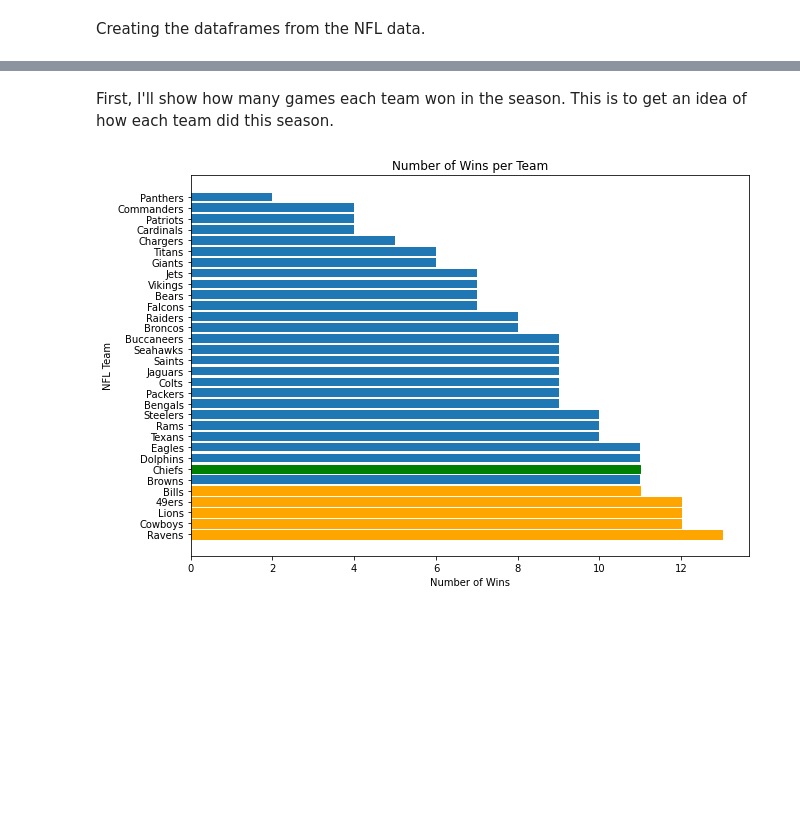
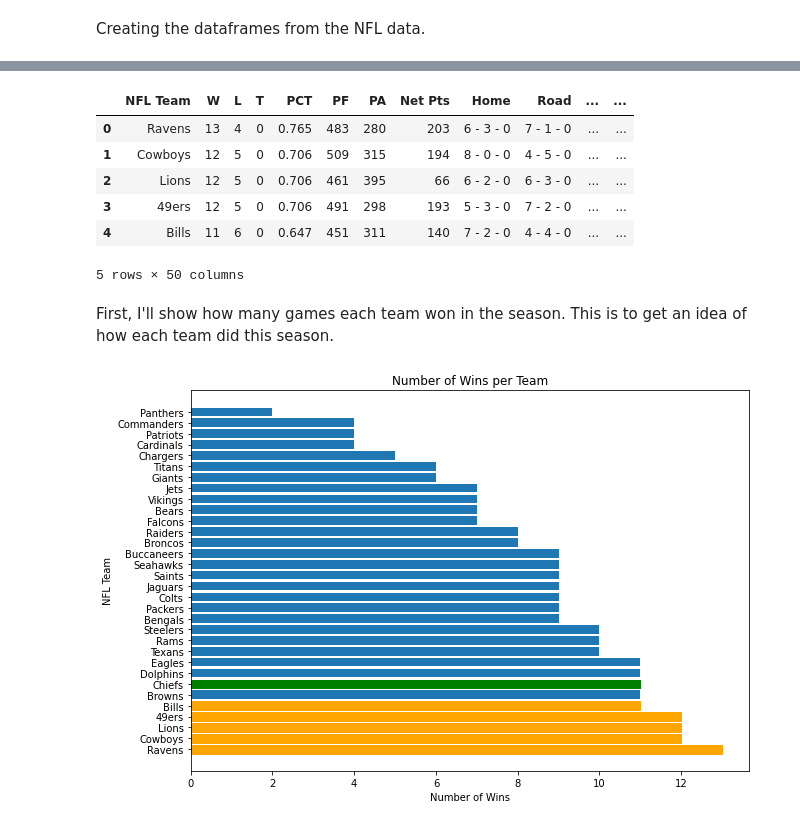
Before and after one commit to derrickdollesin/NFL-Data-Analytics-Project, a Jupyter notebook: Passing versus Rushing.ipynb, the cells around one changed output, grey strips where cells are left out. Saved outputs shown, nothing was run; the diff lists cells and outputs as text; code cells hidden in the pictures; blank space fills up the shorter version.

```diff
--- a/Passing versus Rushing.ipynb
+++ b/Passing versus Rushing.ipynb
@@ -34,3 +44,13 @@ teams_data = c2.merge(passing_data, left_on="NFL Team", right_on="Team")
+# %%
+teams_data.head()
+# %% [output]
+|  | NFL Team | W | L | T | PCT | PF | PA | Net Pts | Home | Road | ... | ... |
+| 0 | Ravens | 13 | 4 | 0 | 0.765 | 483 | 280 | 203 | 6 - 3 - 0 | 7 - 1 - 0 | ... | ... |
+| 1 | Cowboys | 12 | 5 | 0 | 0.706 | 509 | 315 | 194 | 8 - 0 - 0 | 4 - 5 - 0 | ... | ... |
+| 2 | Lions | 12 | 5 | 0 | 0.706 | 461 | 395 | 66 | 6 - 2 - 0 | 6 - 3 - 0 | ... | ... |
+| 3 | 49ers | 12 | 5 | 0 | 0.706 | 491 | 298 | 193 | 5 - 3 - 0 | 7 - 2 - 0 | ... | ... |
+| 4 | Bills | 11 | 6 | 0 | 0.647 | 451 | 311 | 140 | 7 - 2 - 0 | 4 - 4 - 0 | ... | ... |
+5 rows × 50 columns
 # %%
 def correlation(x, y):
     x = np.array(x)
```
Also changed, not shown: parts of 13 cells of this notebook.
